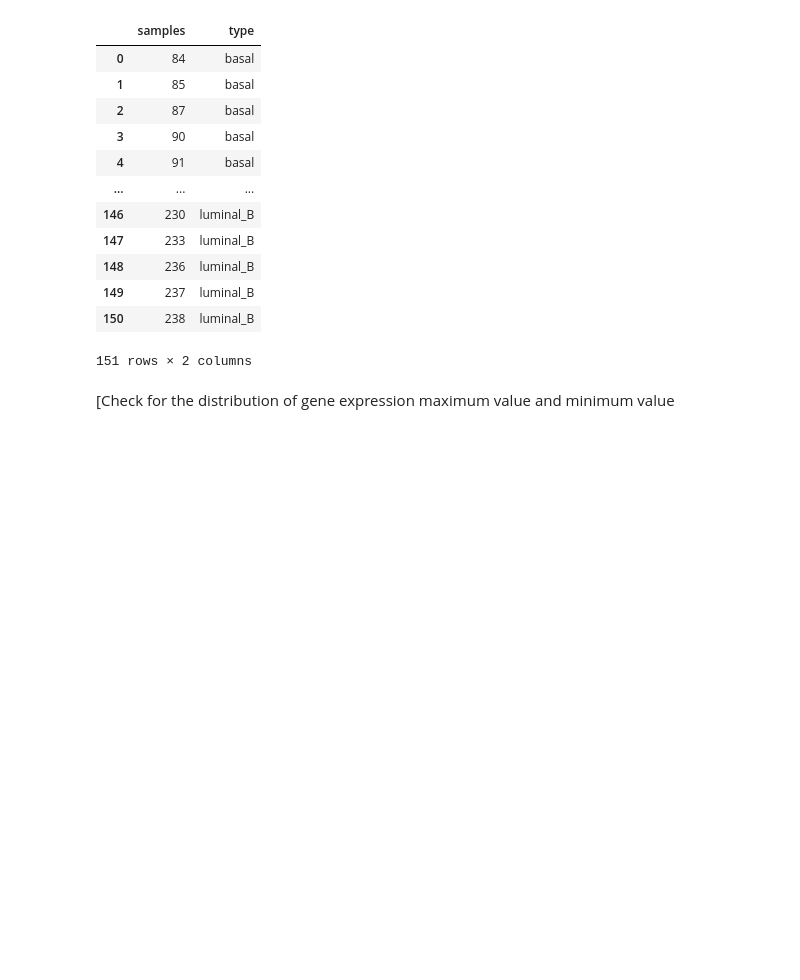
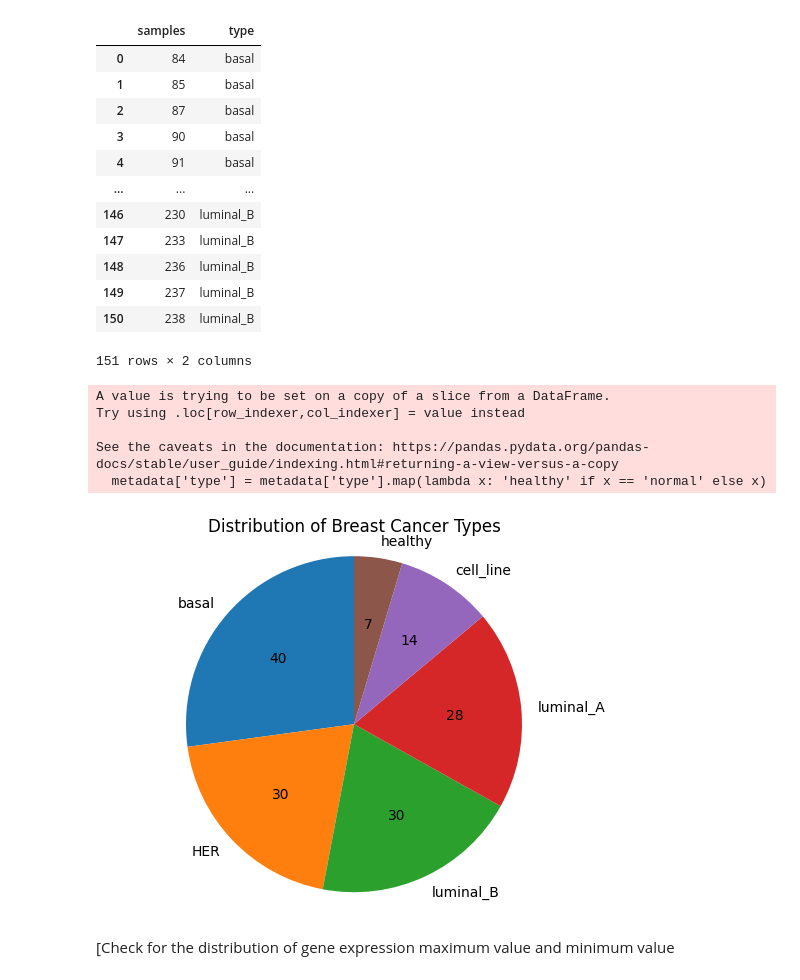
Before and after one commit to itanini/ML_project, a Jupyter notebook: data_visualization.ipynb, the cells around one changed output. Drawn from its saved outputs; the diff is of its cells as text; code cells hidden in the pictures; blank space fills up the shorter version.

```diff
--- a/data_visualization.ipynb
+++ b/data_visualization.ipynb
@@ -73,6 +73,23 @@ metadata
 151 rows × 2 columns
 # %%
 raw_data = raw_data.drop(['samples', 'type'], axis = 1)
+# %%
+metadata['type'] = metadata['type'].map(lambda x: 'healthy' if x == 'normal' else x)
+# Assuming 'metadata' is your DataFrame and it has a 'type' column with labels like 'malignant' and 'benign'
+type_counts = metadata['type'].value_counts()  # This will count the occurrences of each label
+
+# Create a pie chart with counts instead of percentages
+plt.pie(type_counts, labels=type_counts.index, autopct=lambda p: f'{int(p * sum(type_counts) / 100)}', startangle=90)
+plt.title('Distribution of Breast Cancer Types')
+plt.axis('equal')  # Equal aspect ratio ensures that the pie chart is circular.
+plt.show()
+# %% [output]
+A value is trying to be set on a copy of a slice from a DataFrame.
+Try using .loc[row_indexer,col_indexer] = value instead
+
+See the caveats in the documentation: https://pandas.pydata.org/pandas-docs/stable/user_guide/indexing.html#returning-a-view-versus-a-copy
+  metadata['type'] = metadata['type'].map(lambda x: 'healthy' if x == 'normal' else x)
+[figure, added]
 # %% [markdown]
 [Check for the distribution of gene expression maximum value and minimum value
 # %%
```
Also changed, not shown: 2 other files.
